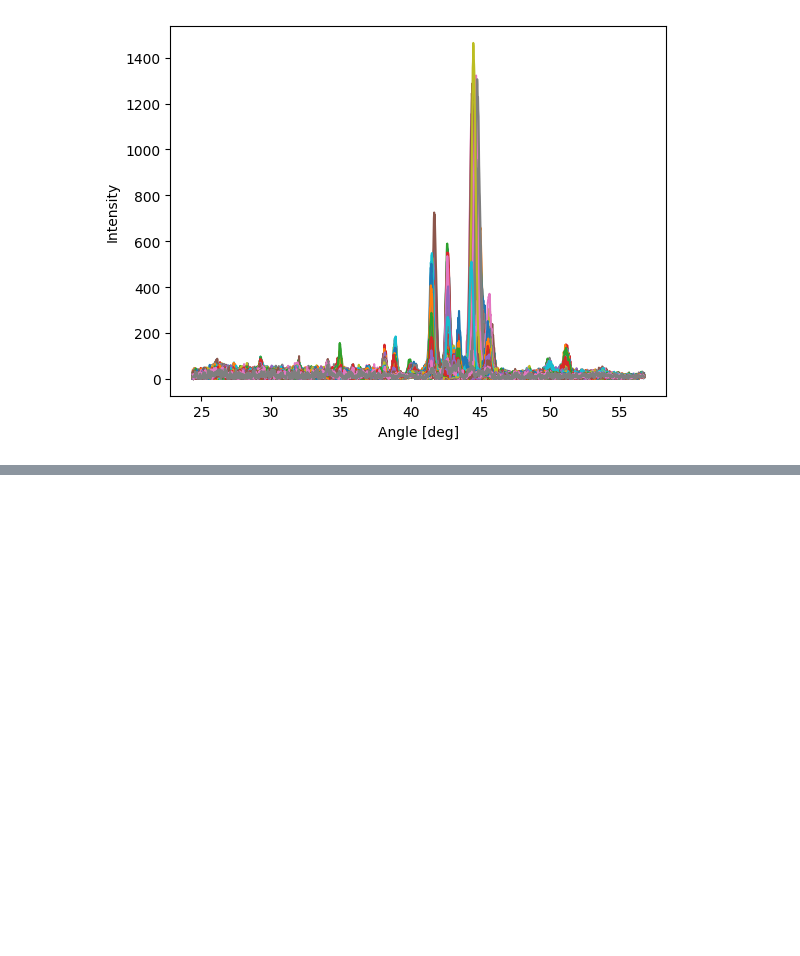
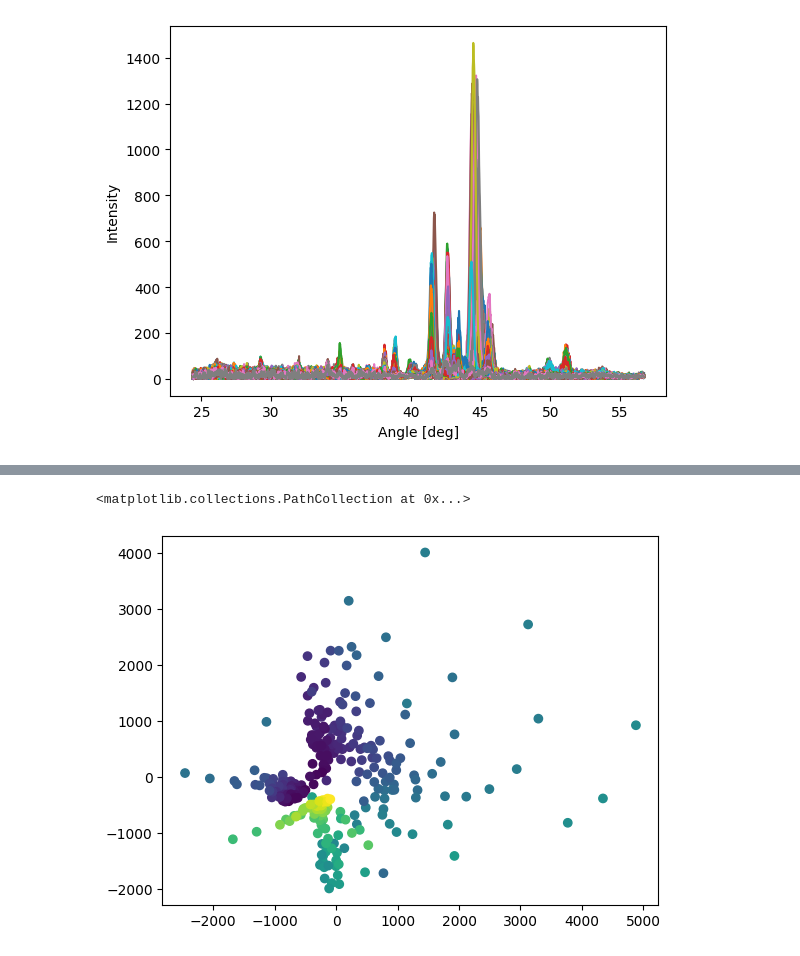
Before and after one commit to Lemonatix/how-to-python, a Jupyter notebook: Computerscience and Programming 24/VL_21.01.25/datascience_puds_new.ipynb, the cells around one changed output, grey strips where cells are left out. Drawn from its saved outputs; the diff is of its cells as text; code cells hidden in the pictures; blank space fills up the shorter version.

```diff
--- a/Computerscience and Programming 24/VL_21.01.25/datascience_puds_new.ipynb
+++ b/Computerscience and Programming 24/VL_21.01.25/datascience_puds_new.ipynb
@@ -337,3 +345,12 @@ Text(0.5, 0.9160254037844386, 'Pd')
+# %%
+from sklearn.manifold import MDS
+my_MDS = MDS(n_components=2)
+mds = my_MDS.fit_transform(xrd_patterns.T)
+# %%
+plt.scatter(mds[:,0], mds[:,1], c=Ga_at_percent) # c=Pd_at_percent
+# %% [output]
+<matplotlib.collections.PathCollection at 0x...>
+[figure, added]
 # %%
 #we use K-means to cluster XRD patterns
 #first we show this on the PCA scatter plot and then we show it on the ternary diagram
```
Also changed, not shown: parts of 7 cells of this notebook.
